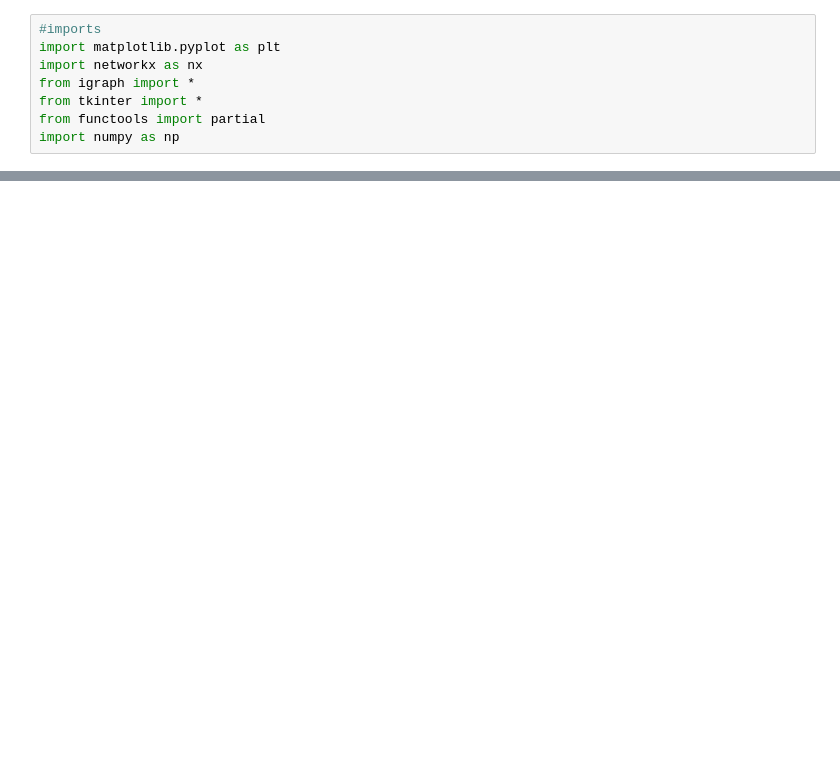
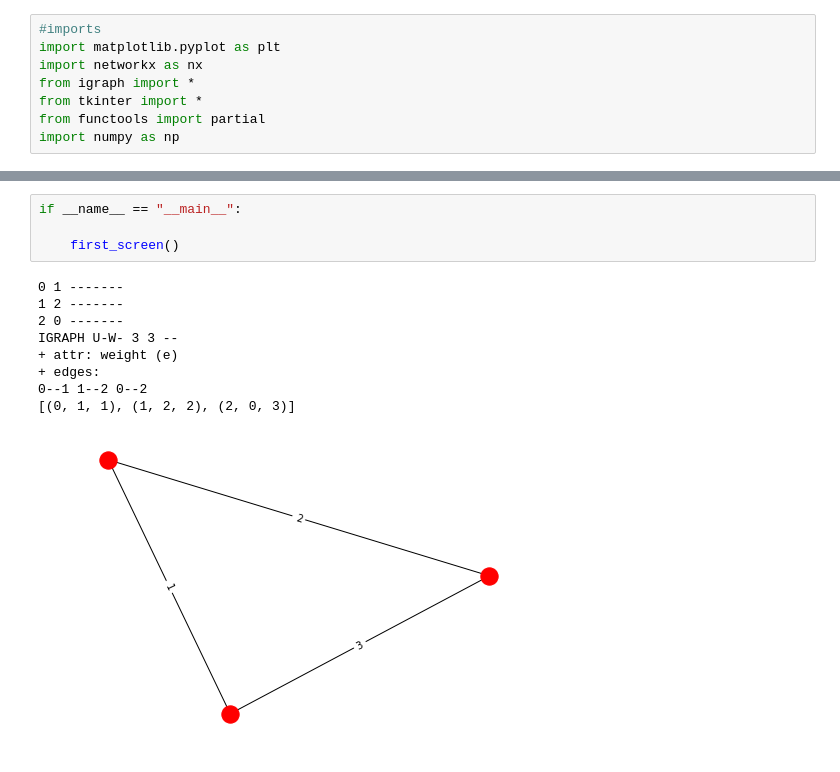
Before and after one commit to VictorSL97/Network_Simulation_Interface, a Jupyter notebook: Atividade 9.ipynb, the cells around one changed output, grey strips where cells are left out. Saved outputs shown, nothing was run; the diff lists cells and outputs as text; blank space fills up the shorter version.

```diff
--- a/Atividade 9.ipynb
+++ b/Atividade 9.ipynb
@@ -97 +113,15 @@ IGRAPH U-W- 3 3 --
+# %%
+if __name__ == "__main__":
+
+    first_screen()
+# %% [output]
+0 1 -------
+1 2 -------
+2 0 -------
+IGRAPH U-W- 3 3 --
++ attr: weight (e)
++ edges:
+0--1 1--2 0--2
+[(0, 1, 1), (1, 2, 2), (2, 0, 3)]
+[figure, added]
 # %%
```
Also changed, not shown: parts of 4 cells of this notebook, 1 other file.
